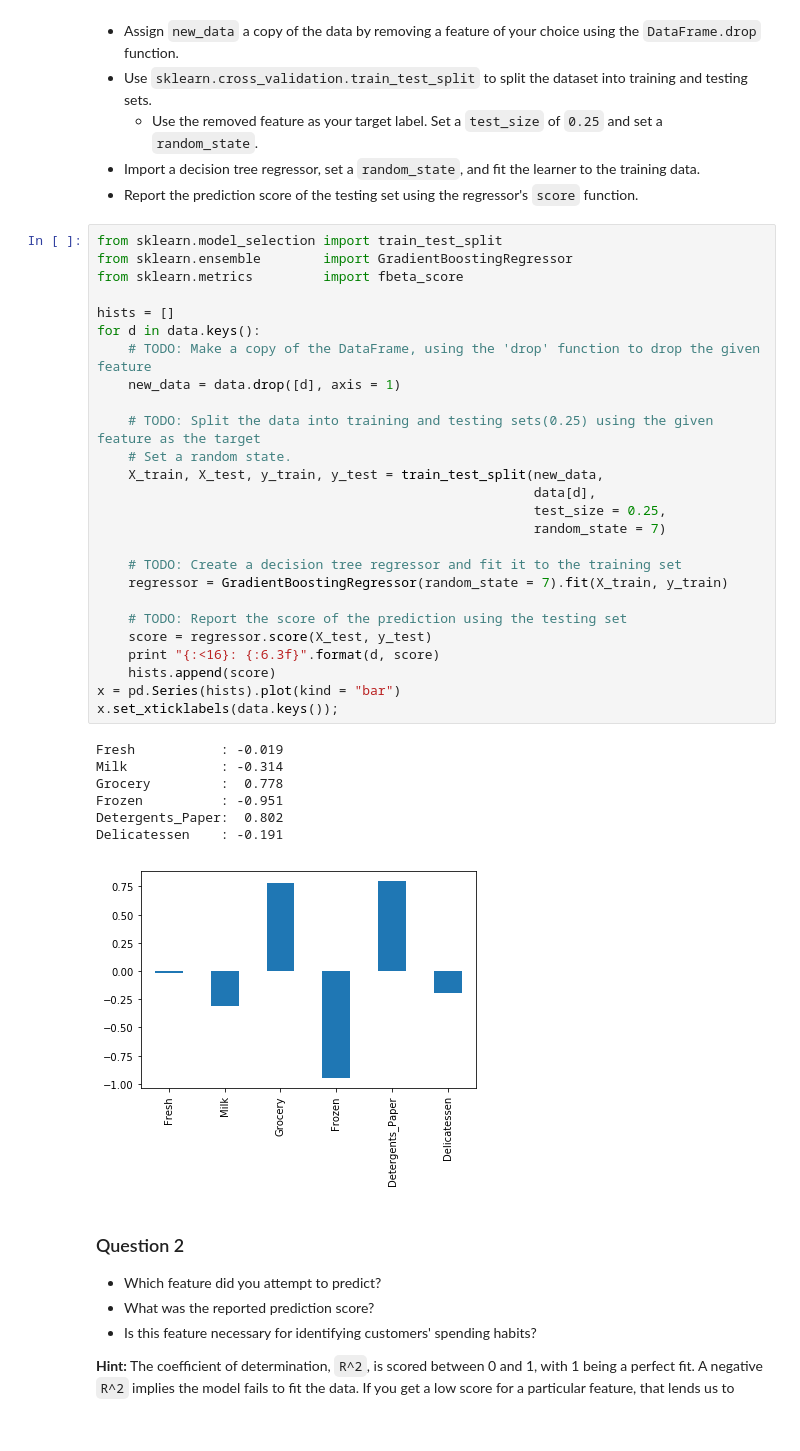
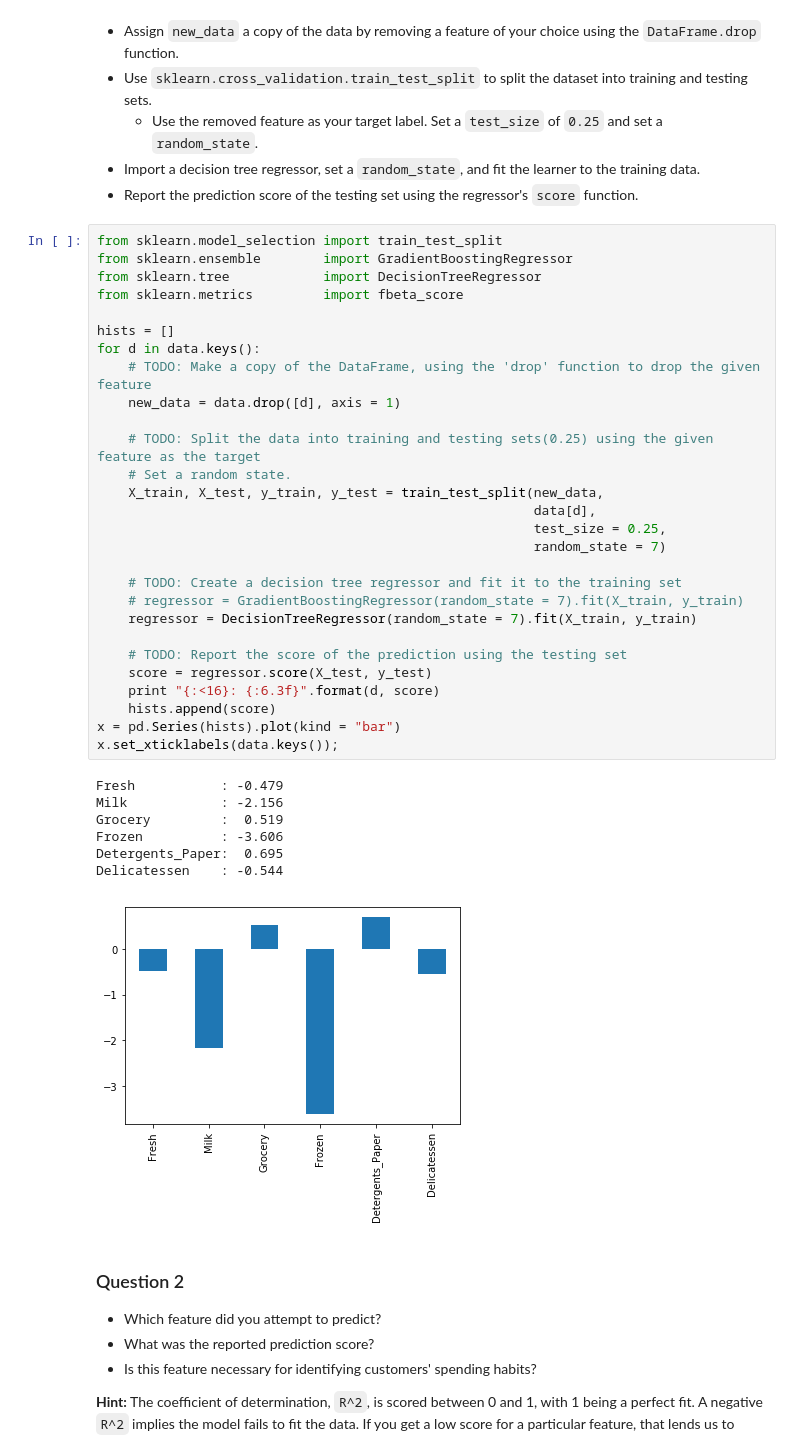
Before and after one commit to Mincent/customer_segments, a Jupyter notebook: customer_segments.ipynb, the cells around one changed output. Saved outputs shown, nothing was run; the diff lists cells and outputs as text.

```diff
--- a/customer_segments.ipynb
+++ b/customer_segments.ipynb
@@ -110,37 +178,39 @@ In the code block below, you will need to implement the following:
 # %%
 from sklearn.model_selection import train_test_split
 from sklearn.ensemble        import GradientBoostingRegressor
+from sklearn.tree            import DecisionTreeRegressor
 from sklearn.metrics         import fbeta_score
 
 hists = []
 for d in data.keys():
     # TODO: Make a copy of the DataFrame, using the 'drop' function to drop the given feature
     new_data = data.drop([d], axis = 1)
 
     # TODO: Split the data into training and testing sets(0.25) using the given feature as the target
     # Set a random state.
     X_train, X_test, y_train, y_test = train_test_split(new_data,
                                                         data[d],
                                                         test_size = 0.25,
                                                         random_state = 7)
 
     # TODO: Create a decision tree regressor and fit it to the training set
-    regressor = GradientBoostingRegressor(random_state = 7).fit(X_train, y_train)
+    # regressor = GradientBoostingRegressor(random_state = 7).fit(X_train, y_train)
+    regressor = DecisionTreeRegressor(random_state = 7).fit(X_train, y_train)
 
     # TODO: Report the score of the prediction using the testing set
     score = regressor.score(X_test, y_test)
     print "{:<16}: {:6.3f}".format(d, score)
     hists.append(score)
 x = pd.Series(hists).plot(kind = "bar")
 x.set_xticklabels(data.keys());
 # %% [output]
-Fresh           : -0.019
-Milk            : -0.314
-Grocery         :  0.778
-Frozen          : -0.951
-Detergents_Paper:  0.802
-Delicatessen    : -0.191
+Fresh           : -0.479
+Milk            : -2.156
+Grocery         :  0.519
+Frozen          : -3.606
+Detergents_Paper:  0.695
+Delicatessen    : -0.544
-[figure, old version]
+[figure, new version]
 # %% [markdown]
 ### Question 2
 
```
Also changed, not shown: parts of 22 cells of this notebook, 1 other file.
